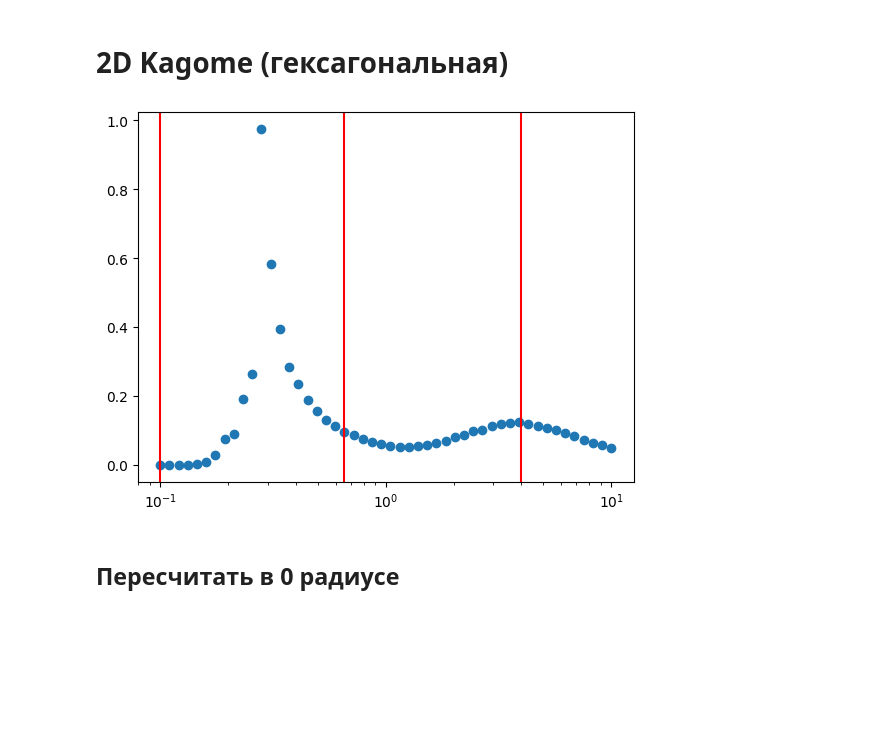
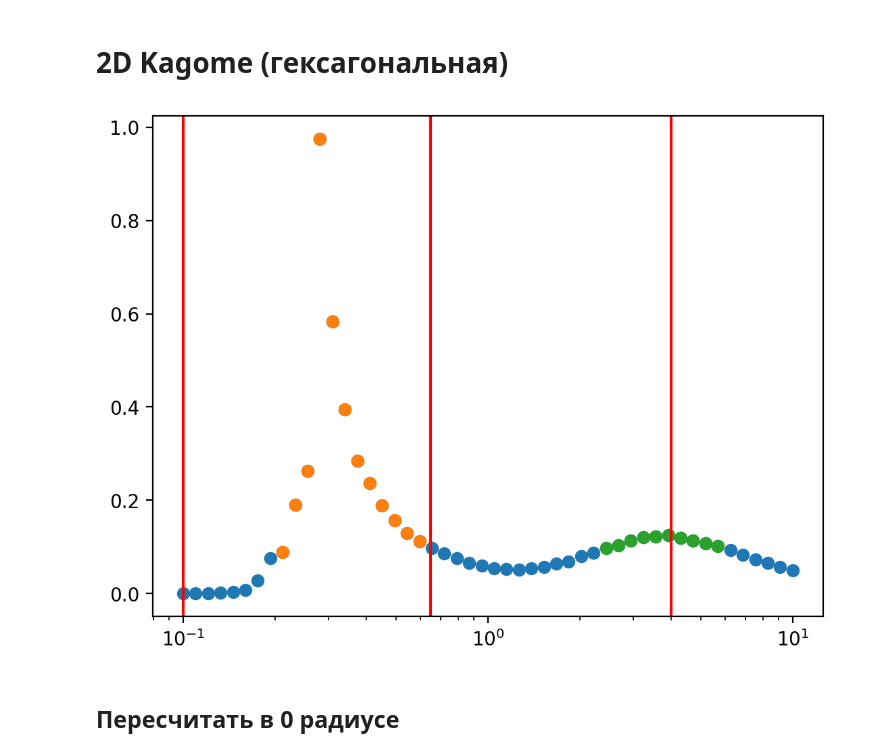
Before and after one commit to Faikert/autocorrelator_2030, a Jupyter notebook: data/temperatures.ipynb, the cells around one changed output. Drawn from its saved outputs; the diff is of its cells as text; code cells hidden in the pictures; blank space fills up the shorter version.

```diff
--- a/data/temperatures.ipynb
+++ b/data/temperatures.ipynb
@@ -83,13 +87,17 @@ for t in temps:
 # 2D Kagome (гексагональная)
 # %%
 a = np.loadtxt("2d_kagome_N1200.out")
+a = a[np.argsort(a[:,0])]
+plt.figure(dpi=200)
 plt.xscale("log")
 plt.scatter(a[:,0], a[:,1])
+plt.scatter(a[8:20,0], a[8:20,1])
+plt.scatter(a[34:44,0], a[34:44,1])
 temps = [1e-1, 6.5e-1, 4]
 for t in temps:
     plt.axvline(t, c='red')
 # %% [output]
-[figure, old version]
+[figure, new version]
 # %% [markdown]
 ## Пересчитать в 0 радиусе
 # %% [markdown]
```
Also changed, not shown: parts of 1 cell of this notebook, 10 other files.
